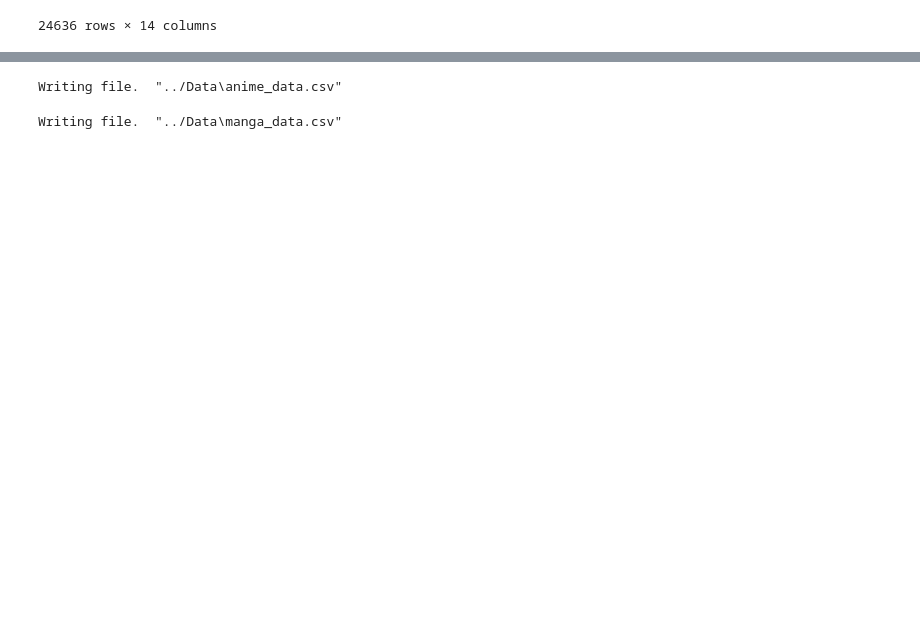
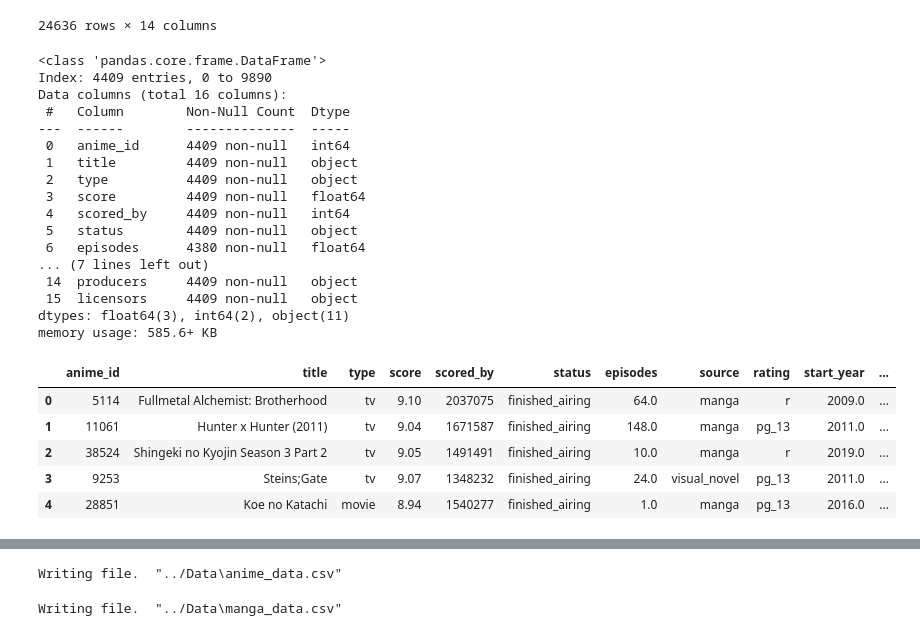
Before and after one commit to Sjue/Anime-Features, a Jupyter notebook: Cap2.ipynb, the cells around one changed output, grey strips where cells are left out. Saved outputs shown, nothing was run; the diff lists cells and outputs as text; code cells hidden in the pictures; blank space fills up the shorter version.

```diff
--- a/Cap2.ipynb
+++ b/Cap2.ipynb
@@ -305,3 +305,33 @@ manga_data
 | 24634 | 97381 | Oni Shimin | one_shot | 5.71 | 101 | finished | NaN | 1.0 | 2015-05-15 | ['Comedy', 'Fantasy'] | ... |
 | 24635 | 92740 | Nichijou Sahanji no Musuko | one_shot | 5.64 | 101 | finished | NaN | 1.0 | 1982-05-24 | ['Slice of Life'] | ... |
 24636 rows × 14 columns
+# %%
+#gsubset anime dataset to get animes that scored 7 or better, our more popular anime
+popular_anime=anime_data[anime_data['score']>= 7.0]
+#make pd.groupby series object into a Dataframe
+popular_anime.info()
+popular_anime.head()
+# %% [output]
+<class 'pandas.core.frame.DataFrame'>
+Index: 4409 entries, 0 to 9890
+Data columns (total 16 columns):
+ #   Column        Non-Null Count  Dtype
+---  ------        --------------  -----
+ 0   anime_id      4409 non-null   int64
+ 1   title         4409 non-null   object
+ 2   type          4409 non-null   object
+ 3   score         4409 non-null   float64
+ 4   scored_by     4409 non-null   int64
+ 5   status        4409 non-null   object
+ 6   episodes      4380 non-null   float64
+... (7 lines left out)
+ 14  producers     4409 non-null   object
+ 15  licensors     4409 non-null   object
+dtypes: float64(3), int64(2), object(11)
+memory usage: 585.6+ KB
+|  | anime_id | title | type | score | scored_by | status | episodes | source | rating | start_year | ... |
+| 0 | 5114 | Fullmetal Alchemist: Brotherhood | tv | 9.10 | 2037075 | finished_airing | 64.0 | manga | r | 2009.0 | ... |
+| 1 | 11061 | Hunter x Hunter (2011) | tv | 9.04 | 1671587 | finished_airing | 148.0 | manga | pg_13 | 2011.0 | ... |
+| 2 | 38524 | Shingeki no Kyojin Season 3 Part 2 | tv | 9.05 | 1491491 | finished_airing | 10.0 | manga | r | 2019.0 | ... |
+| 3 | 9253 | Steins;Gate | tv | 9.07 | 1348232 | finished_airing | 24.0 | visual_novel | pg_13 | 2011.0 | ... |
+| 4 | 28851 | Koe no Katachi | movie | 8.94 | 1540277 | finished_airing | 1.0 | manga | pg_13 | 2016.0 | ... |
```
Also changed, not shown: parts of 24 cells of this notebook.
